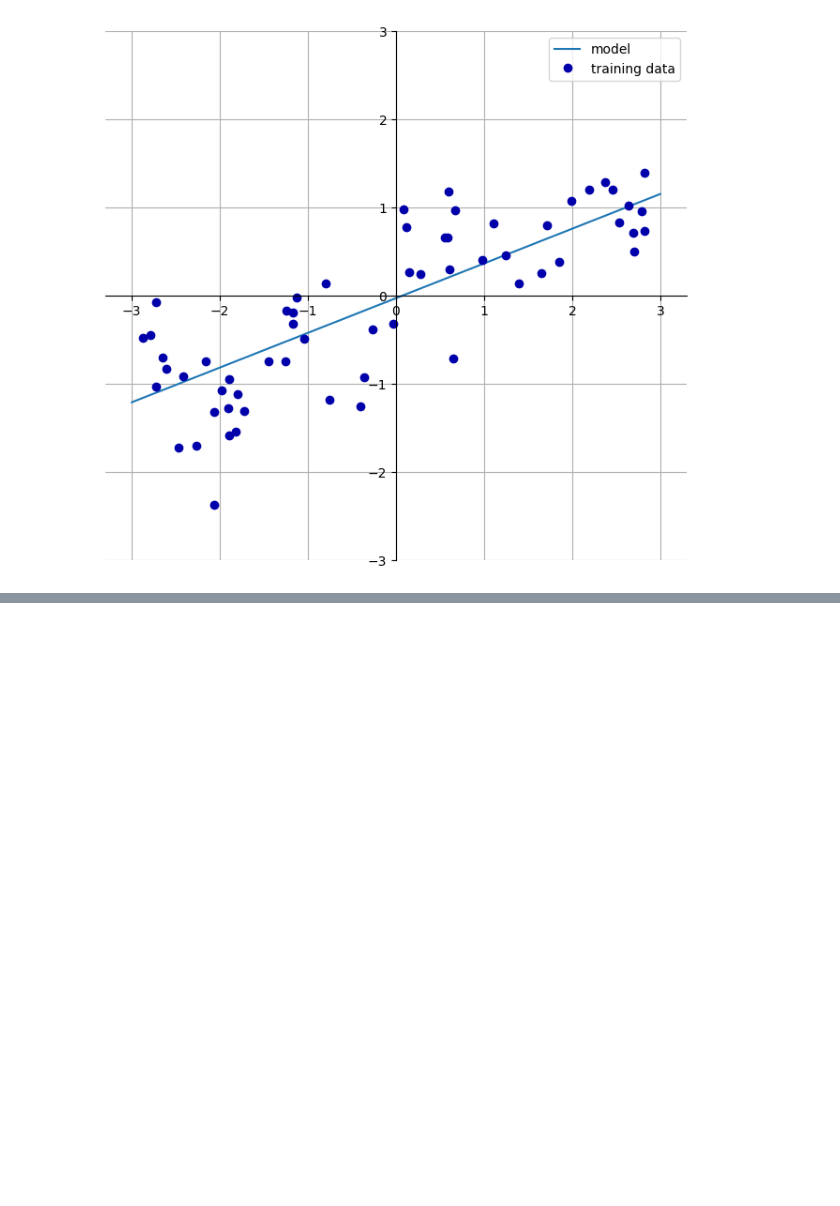
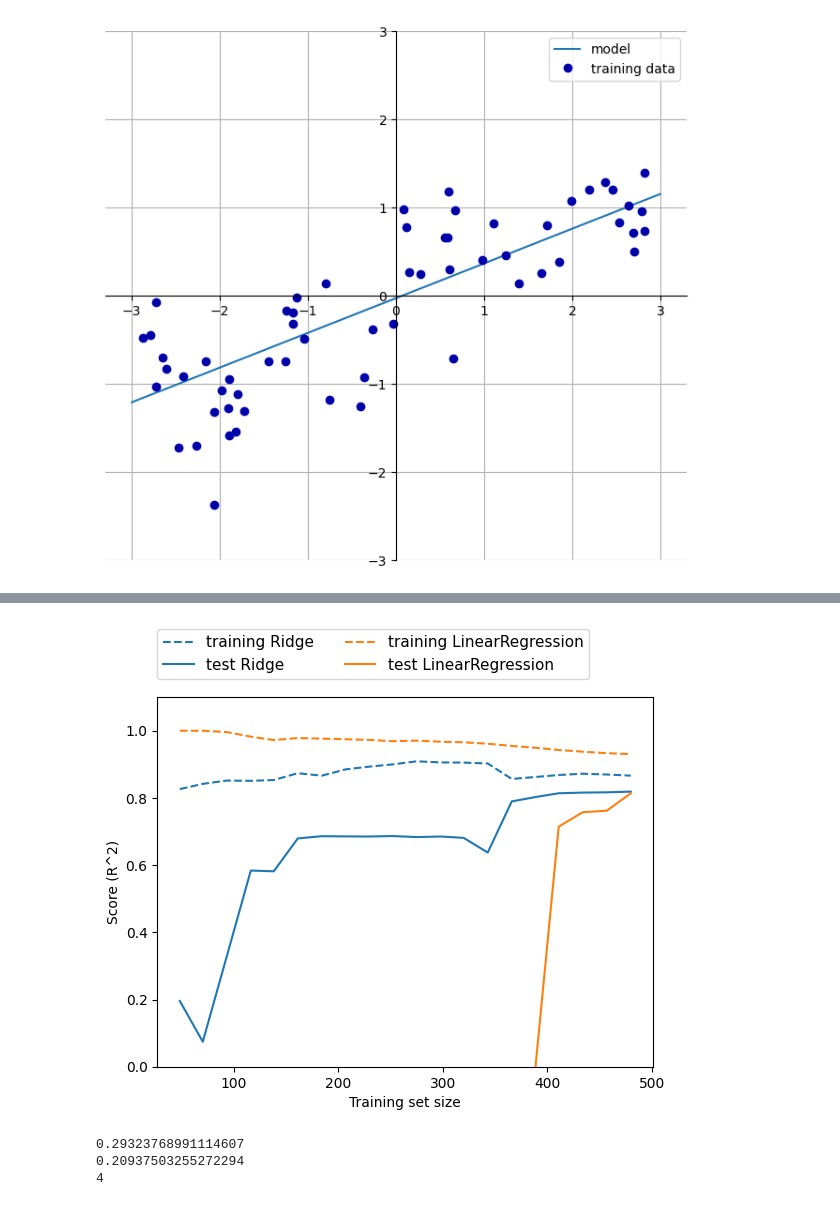
Before and after one commit to Tr4auma/ML-Projects, a Jupyter notebook: FirstProject/ML2.ipynb, the cells around one changed output, grey strips where cells are left out. Cells and saved outputs as stored; diff of their text form; code cells hidden in the pictures; blank space fills up the shorter version.

```diff
--- a/FirstProject/ML2.ipynb
+++ b/FirstProject/ML2.ipynb
@@ -165,0 +239,14 @@ w[0]: 0.393906  b: -0.031804
+# %%
+mglearn.plots.plot_ridge_n_samples()
+# %% [output]
+[figure, added]
+# %%
+from sklearn.linear_model import Lasso
+lasso = Lasso().fit(X_train,y_train)
+print(lasso.score(X_train,y_train))
+print(lasso.score(X_test,y_test))
+print(np.sum(lasso.coef_!=0))
+# %% [output]
+0.29323768991114607
+0.20937503255272294
+4
```
Also changed, not shown: parts of 17 cells of this notebook.
